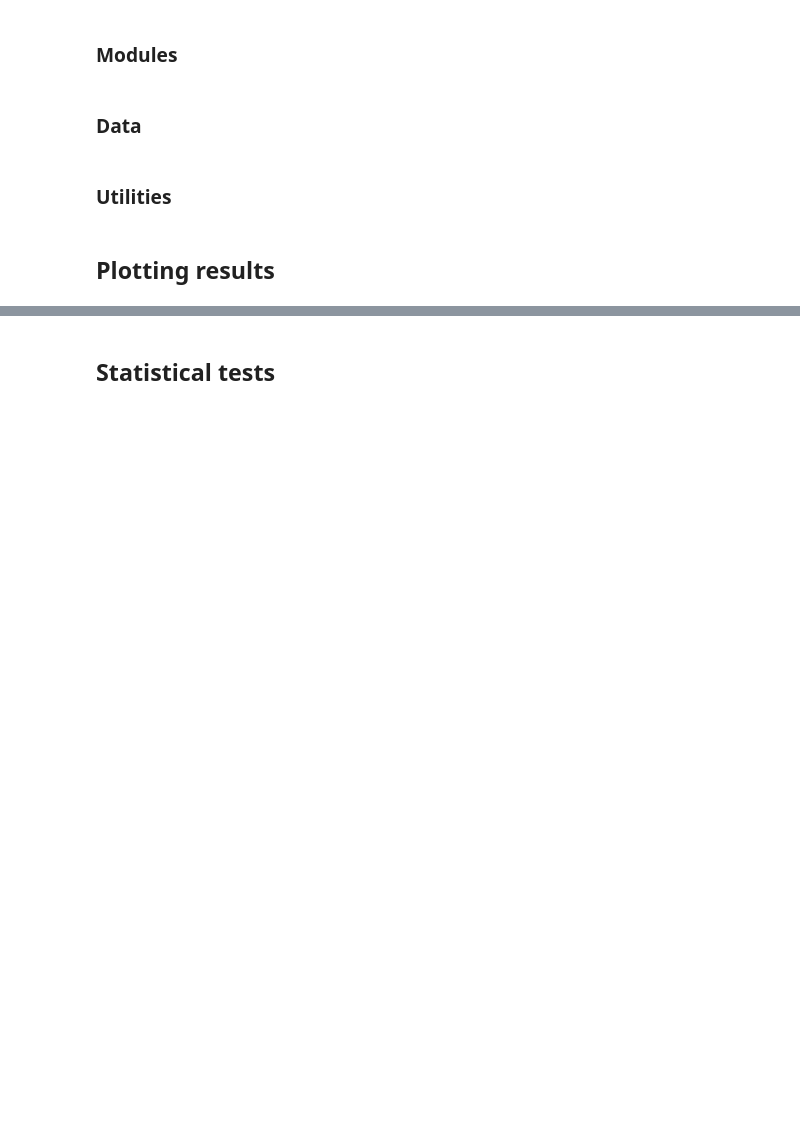
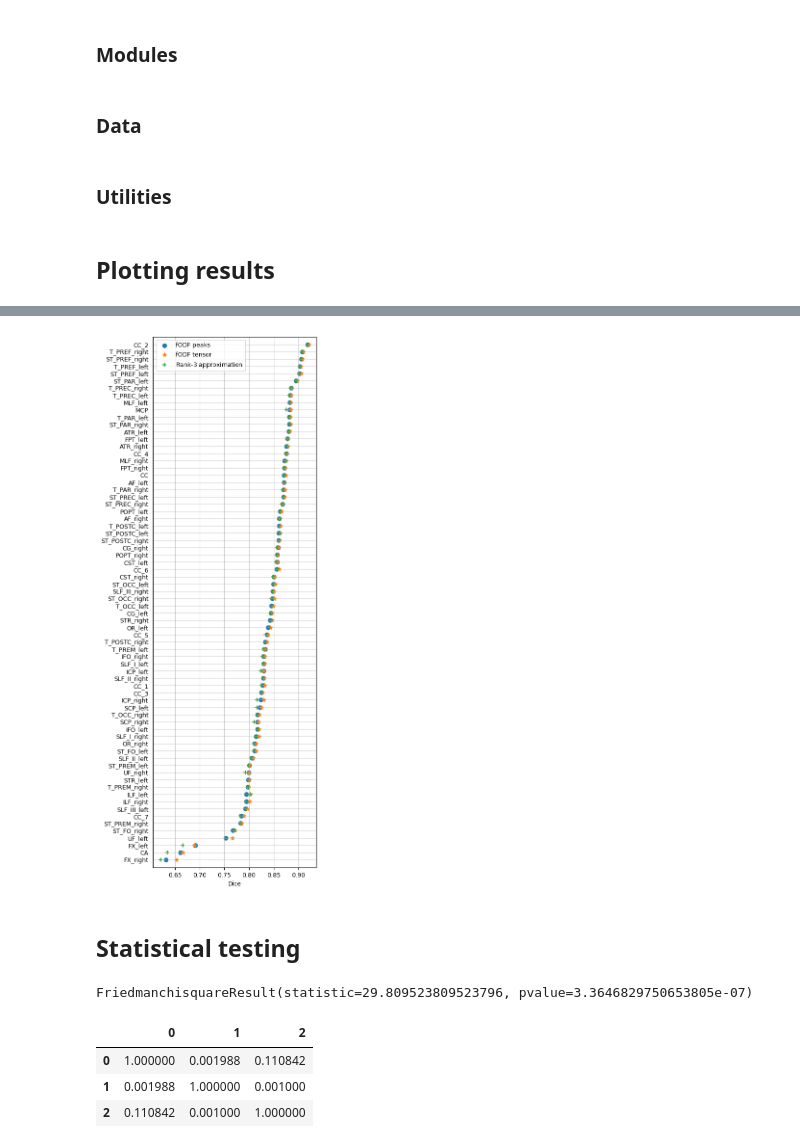
Before and after one commit to bertan-karacora/TractSeg, a Jupyter notebook: tractseg/utils/visualization_quantitative.ipynb, the cells around one changed output, grey strips where cells are left out. Cells and saved outputs as stored; diff of their text form; code cells hidden in the pictures; blank space fills up the shorter version.

```diff
--- a/tractseg/utils/visualization_quantitative.ipynb
+++ b/tractseg/utils/visualization_quantitative.ipynb
@@ -44,6 +56,7 @@ def load_experiment(path):
 # %% [markdown]
 ## Plotting results
 # %%
-subjects = tractseg.data.dataset_specific_utils.get_subjects(DATASET)
-subjects_train, subjects_validate, subjects_test = tractseg.data.dataset_specific_utils.get_cvfold(DATASET, CVFOLD)
-classes = tractseg.data.dataset_specific_utils.get_classes(CLASSSET)
+subjects_test = np.asarray(tractseg.data.dataset_specific_utils.get_cvfold(DATASET, CVFOLD)[2])
+tracts = np.asarray(tractseg.data.dataset_specific_utils.get_classes(CLASSSET))
+
+display(subjects_test[:5], tracts[:5])
@@ -78,2 +171,37 @@ plt.show()
+# %%
+def sort_results(results, tracts):
+    # Kind of terrible format the data is stored in the pickle.
+    dices_bundles = [np.asarray(list(results[experiment]["metrics_bundles"].values())).T[0] for experiment in EXPERIMENTS]
+    ids_sorted = np.argsort(dices_bundles[0])
+
+    dices_bundles_sorted = [dice_bundles[ids_sorted] for dice_bundles in dices_bundles]
+    tracts_sorted = tracts[ids_sorted]
+    return dices_bundles_sorted, tracts_sorted
+# %%
+def plot_results_tracts(dices_bundles_sorted, tracts_sorted):
+    dina4 = np.array([0.21, 0.297]) * 39.37
+    fig = plt.figure(figsize=dina4)
+    ax = fig.add_subplot(1, 2, 1)
+
+    # Keep plotting explicit.
+    ax.scatter(dices_bundles_sorted[0], tracts_sorted, marker="o", label=r"fODF peaks")
+    ax.scatter(dices_bundles_sorted[1], tracts_sorted, marker="*", label=r"fODF tensor")
+    ax.scatter(dices_bundles_sorted[2], tracts_sorted, marker="+", label=r"Rank-$3$ approximation")
+
+    ax.set_xlabel("Dice")
+    # ax.set_ylabel("Tract")
+    ax.set_ymargin(0.015)
+    ax.tick_params(top=False, bottom=True, left=False, right=False, labelleft=True, labelbottom=True)
+    ax.grid(alpha=0.6)
+    ax.legend()
+
+    plt.tight_layout()
+    plt.show()
+# %%
+dices_bundles_sorted, tracts_sorted = sort_results(results, tracts)
+
+plot_results_tracts(dices_bundles_sorted, tracts_sorted)
+# %% [output]
+[figure, added]
 # %% [markdown]
-## Statistical tests
+## Statistical testing
@@ -81,0 +208,15 @@ spst.friedmanchisquare()
+# %%
+result_friedman = spst.friedmanchisquare(*dices_subjects)
+
+display(result_friedman)
+# %% [output]
+FriedmanchisquareResult(statistic=29.809523809523796, pvalue=3.3646829750653805e-07)
+# %%
+result_nymenyi = scikit_posthocs.posthoc_nemenyi_friedman(dices_subjects.T)
+
+display(result_nymenyi)
+# %% [output]
+|  | 0 | 1 | 2 |
+| 0 | 1.000000 | 0.001988 | 0.110842 |
+| 1 | 0.001988 | 1.000000 | 0.001000 |
+| 2 | 0.110842 | 0.001000 | 1.000000 |
```
Also changed, not shown: parts of 14 cells of this notebook, 1 other file.
